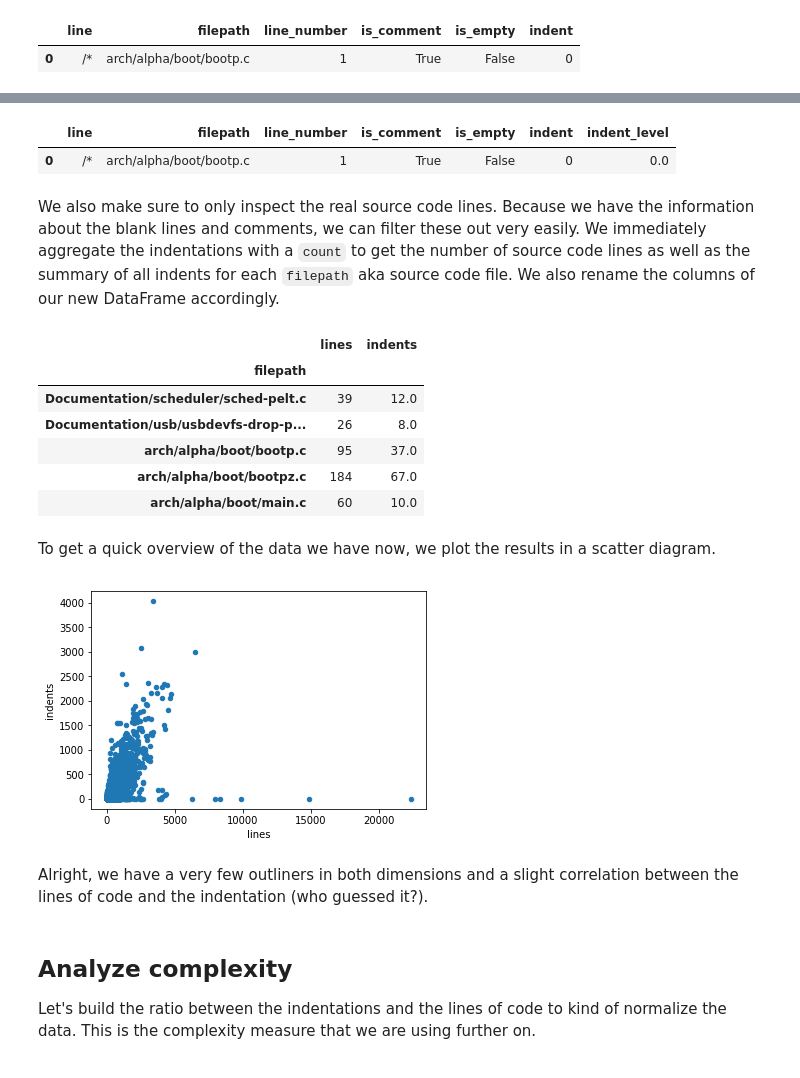
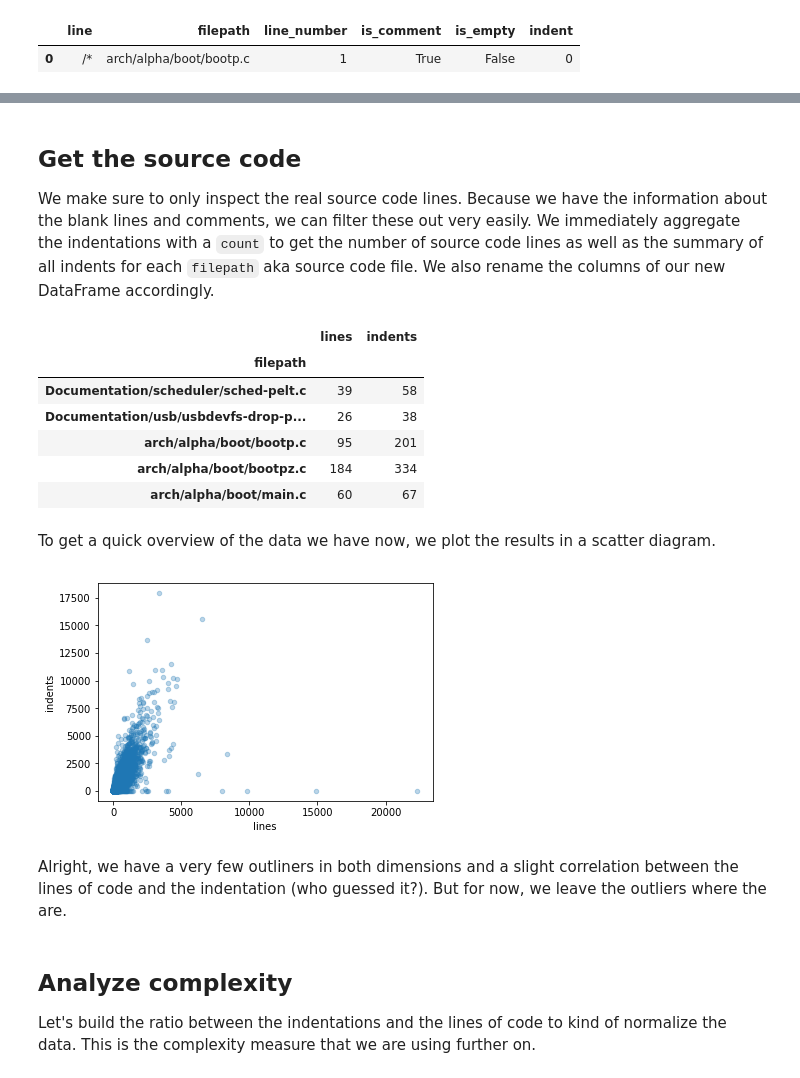
Before and after one commit to feststelltaste/software-analytics, a Jupyter notebook: notebooks/Calculating Indentation-based Complexity.ipynb, the cells around one changed output, grey strips where cells are left out. Saved outputs shown, nothing was run; the diff lists cells and outputs as text; code cells hidden in the pictures.

```diff
--- a/notebooks/Calculating Indentation-based Complexity.ipynb
+++ b/notebooks/Calculating Indentation-based Complexity.ipynb
@@ -111,7 +111,7 @@ Let's get some measures that can help us to spot complex code. We also add some
 # %%
-code['line_number'] = code.index + 1
-code = code.reset_index(drop=True)
-code.head()
+content['line_number'] = content.index + 1
+content = content.reset_index(drop=True)
+content.head(1)
 # %% [output]
 |  | line | filepath | line_number |
 | 0 | /* | arch/alpha/boot/bootp.c | 1 |
@@ -124,7 +120,7 @@ Next, we mark comment lines and blank lines (because we may need this informatio
 # %%
-code['is_comment'] = code['line'].str.match(r'^ *(//|/\*|\*).*')
-code['is_empty'] = code['line'].str.replace(" ","").str.len() == 0
-code.head()
+content['is_comment'] = content['line'].str.match(r'^ *(//|/\*|\*).*')
+content['is_empty'] = content['line'].str.replace(" ","").str.len() == 0
+content.head(1)
 # %% [output]
 |  | line | filepath | line_number | is_comment | is_empty |
 | 0 | /* | arch/alpha/boot/bootp.c | 1 | True | False |
@@ -137,6 +129,6 @@ Now we come to the key part: We calculate the indentation for each source code l
 # %%
-code['indent'] = code.line.str.len() - code.line.str.lstrip().str.len()
-code.head(1)
+content['indent'] = content['line'].str.len() - content['line'].str.lstrip().str.len()
+content.head(1)
 # %% [output]
 |  | line | filepath | line_number | is_comment | is_empty | indent |
 | 0 | /* | arch/alpha/boot/bootp.c | 1 | True | False | 0 |
@@ -146,34 +135,28 @@ We have now a wide variety of different indentation levels. This reflects not ex
-# %%
-import numpy as np
-code['indent_level'] = np.floor(code.indent / 4)
-code.head(1)
-# %% [output]
-|  | line | filepath | line_number | is_comment | is_empty | indent | indent_level |
-| 0 | /* | arch/alpha/boot/bootp.c | 1 | True | False | 0 | 0.0 |
 # %% [markdown]
-We also make sure to only inspect the real source code lines. Because we have the information about the blank lines and comments, we can filter these out very easily. We immediately aggregate the indentations with a `count` to get the number of source code lines as well as the summary of all indents for each `filepath` aka source code file. We also rename the columns of our new DataFrame accordingly.
+## Get the source code
+We make sure to only inspect the real source code lines. Because we have the information about the blank lines and comments, we can filter these out very easily. We immediately aggregate the indentations with a `count` to get the number of source code lines as well as the summary of all indents for each `filepath` aka source code file. We also rename the columns of our new DataFrame accordingly.
 # %%
-source_code_only = code[code['is_comment'] | code['is_empty']]
-source_code = source_code_only.groupby('filepath')['indent_level'].agg(['count', 'sum'])
+source_code_content = content[content['is_comment'] | content['is_empty']]
+source_code = source_code_content.groupby('filepath')['indent'].agg(['count', 'sum'])
 source_code.columns = ['lines', 'indents']
 source_code.head()
 # %% [output]
 |  | lines | indents |
 | filepath |  |  |
-| Documentation/scheduler/sched-pelt.c | 39 | 12.0 |
-| Documentation/usb/usbdevfs-drop-p... | 26 | 8.0 |
-| arch/alpha/boot/bootp.c | 95 | 37.0 |
-| arch/alpha/boot/bootpz.c | 184 | 67.0 |
-| arch/alpha/boot/main.c | 60 | 10.0 |
+| Documentation/scheduler/sched-pelt.c | 39 | 58 |
+| Documentation/usb/usbdevfs-drop-p... | 26 | 38 |
+| arch/alpha/boot/bootp.c | 95 | 201 |
+| arch/alpha/boot/bootpz.c | 184 | 334 |
+| arch/alpha/boot/main.c | 60 | 67 |
 # %% [markdown]
 To get a quick overview of the data we have now, we plot the results in a scatter diagram.
 # %%
 %matplotlib inline
-source_code.plot.scatter('lines', 'indents');
+source_code.plot.scatter('lines', 'indents', alpha=0.3);
 # %% [output]
-[figure, old version]
+[figure, new version]
 # %% [markdown]
-Alright, we have a very few outliners in both dimensions and a slight correlation between the lines of code and the indentation (who guessed it?).
+Alright, we have a very few outliners in both dimensions and a slight correlation between the lines of code and the indentation (who guessed it?). But for now, we leave the outliers where the are.
 # %% [markdown]
 ## Analyze complexity
 Let's build the ratio between the indentations and the lines of code to kind of normalize the data. This is the complexity measure that we are using further on.
```
Also changed, not shown: parts of 27 cells of this notebook, 2 other files.
